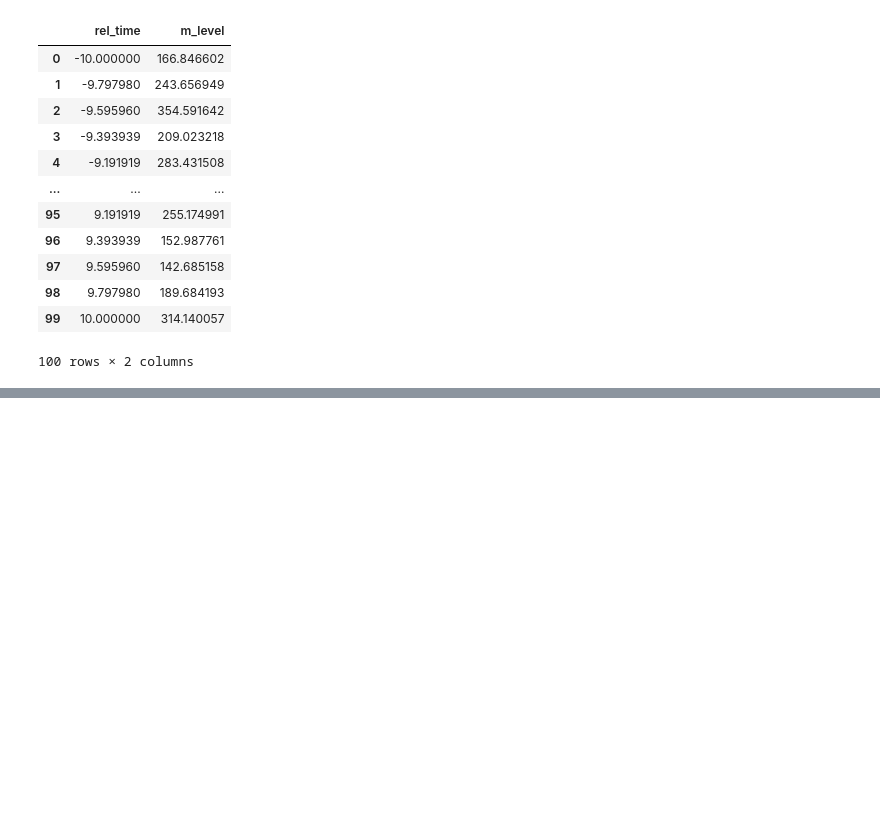
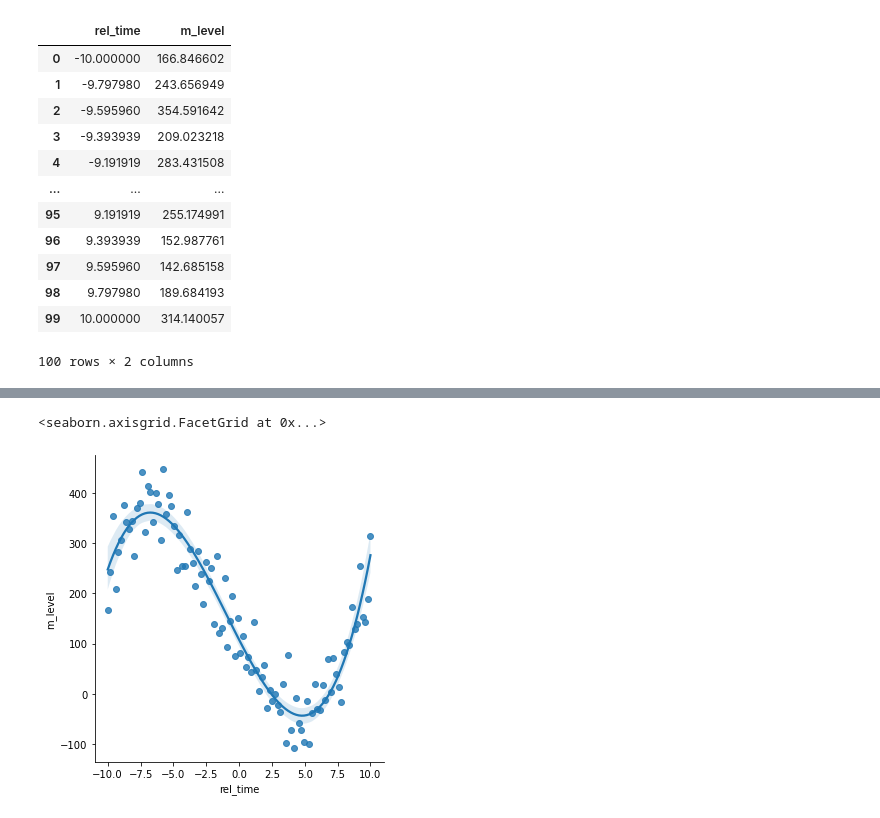
Before and after one commit to 0417Paul/PSY341K-FDS1, a Jupyter notebook: Exercise-008/Exercise-008-codes.ipynb, the cells around one changed output, grey strips where cells are left out. Saved outputs shown, nothing was run; the diff lists cells and outputs as text; code cells hidden in the pictures; blank space fills up the shorter version.

```diff
--- a/Exercise-008/Exercise-008-codes.ipynb
+++ b/Exercise-008/Exercise-008-codes.ipynb
@@ -21,0 +34,6 @@ display(data_1)
+# %%
+sns.lmplot(data=data_1, x='rel_time', y='m_level', order=3)
+#  This line would fit the data better due to its matching shape and reasonable residual values.
+# %% [output]
+<seaborn.axisgrid.FacetGrid at 0x...>
+[figure, added]
```
Also changed, not shown: parts of 5 cells of this notebook, 21 other files.
